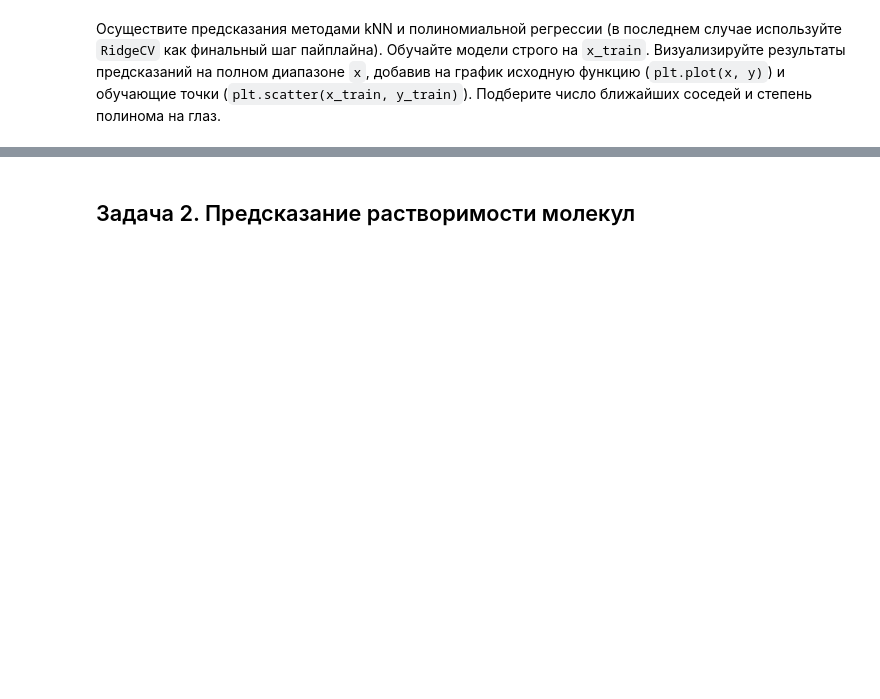
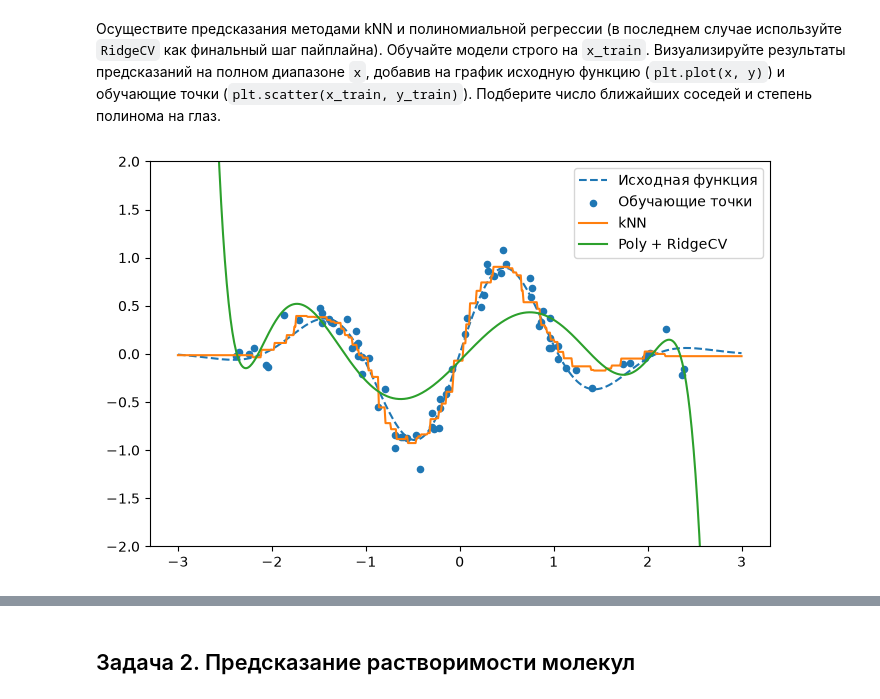
Before and after one commit to Art-Anastasia/sirius-machine-learning-2026, a Jupyter notebook: Homeworks/HW2_kNN_LinReg.ipynb, the cells around one changed output, grey strips where cells are left out. Cells and saved outputs as stored; diff of their text form; code cells hidden in the pictures; blank space fills up the shorter version.

```diff
--- a/Homeworks/HW2_kNN_LinReg.ipynb
+++ b/Homeworks/HW2_kNN_LinReg.ipynb
@@ -85,0 +71,36 @@ pipe = Pipeline([
+# %%
+# your code here
+
+pipe_KNN = Pipeline([
+    ('scale', StandardScaler()),
+    ('reg', kNN(n_neighbors=5))
+    ])
+
+
+pipe_KNN.fit(x_train.reshape(-1, 1), y_train)
+
+y_knn_pred = pipe_KNN.predict(x.reshape(-1, 1))
+
+
+
+
+pipe_pr = Pipeline([
+    ('poly', PolynomialFeatures(degree=12)),
+    ('scale', StandardScaler()),
+    ('reg', RidgeCV()),
+])
+
+pipe_pr.fit(x_train.reshape(-1, 1), y_train)
+y_pr_pred = pipe_pr.predict(x.reshape(-1, 1))
+
+
+plt.figure(figsize=(8, 5))
+plt.plot(x, y, '--', label='Исходная функция')
+plt.scatter(x_train, y_train, s=20, label='Обучающие точки')
+plt.plot(x, y_knn_pred, label='kNN')
+plt.plot(x, y_pr_pred, label='Poly + RidgeCV')
+plt.ylim([-2, 2])
+plt.legend()
+plt.show()
+# %% [output]
+[figure, added]
```
Also changed, not shown: parts of 11 cells of this notebook, 4 other files.
